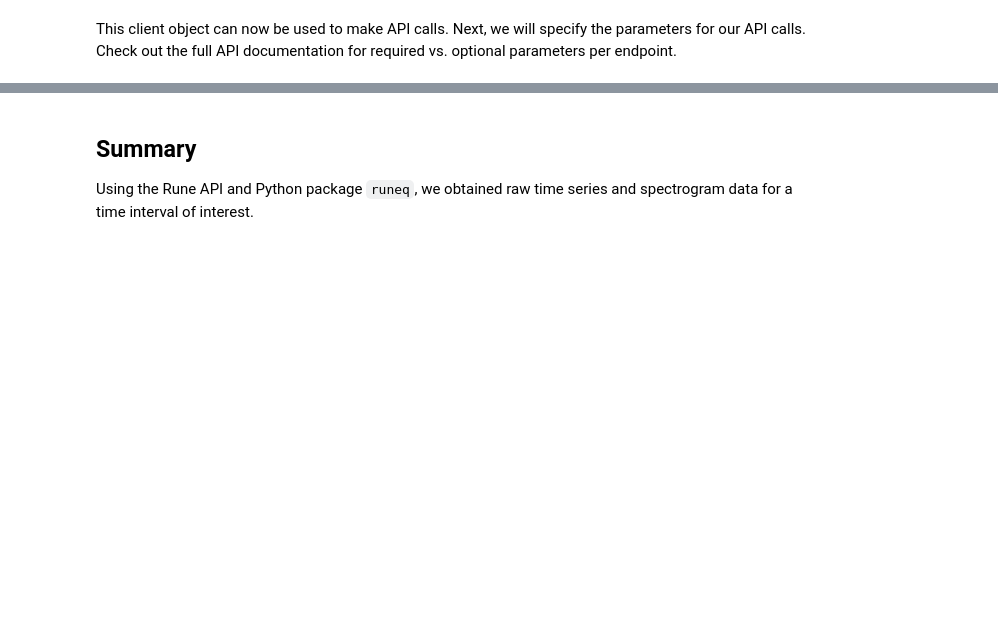
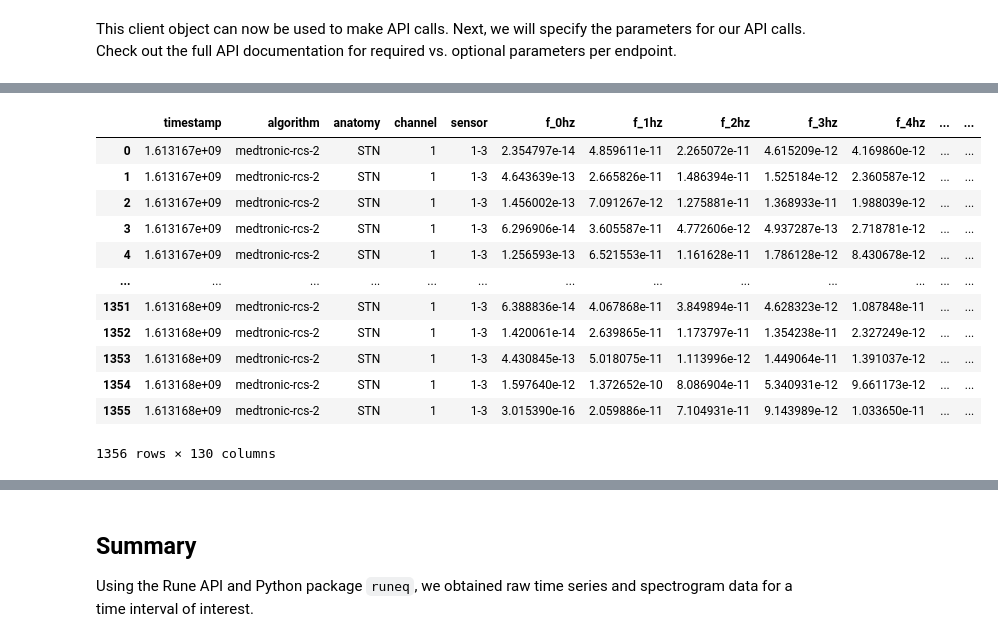
Before and after one commit to rune-labs/opensource, a Jupyter notebook: jupyter-notebook-templates/01_download_neural_data.ipynb, the cells around one changed output, grey strips where cells are left out. Saved outputs shown, nothing was run; the diff lists cells and outputs as text; code cells hidden in the pictures; blank space fills up the shorter version.

```diff
--- a/jupyter-notebook-templates/01_download_neural_data.ipynb
+++ b/jupyter-notebook-templates/01_download_neural_data.ipynb
@@ -180 +302,17 @@ time_series
+# %%
+spectro
+# %% [output]
+|  | timestamp | algorithm | anatomy | channel | sensor | f_0hz | f_1hz | f_2hz | f_3hz | f_4hz | ... | ... |
+| 0 | 1.613167e+09 | medtronic-rcs-2 | STN | 1 | 1-3 | 2.354797e-14 | 4.859611e-11 | 2.265072e-11 | 4.615209e-12 | 4.169860e-12 | ... | ... |
+| 1 | 1.613167e+09 | medtronic-rcs-2 | STN | 1 | 1-3 | 4.643639e-13 | 2.665826e-11 | 1.486394e-11 | 1.525184e-12 | 2.360587e-12 | ... | ... |
+| 2 | 1.613167e+09 | medtronic-rcs-2 | STN | 1 | 1-3 | 1.456002e-13 | 7.091267e-12 | 1.275881e-11 | 1.368933e-11 | 1.988039e-12 | ... | ... |
+| 3 | 1.613167e+09 | medtronic-rcs-2 | STN | 1 | 1-3 | 6.296906e-14 | 3.605587e-11 | 4.772606e-12 | 4.937287e-13 | 2.718781e-12 | ... | ... |
+| 4 | 1.613167e+09 | medtronic-rcs-2 | STN | 1 | 1-3 | 1.256593e-13 | 6.521553e-11 | 1.161628e-11 | 1.786128e-12 | 8.430678e-12 | ... | ... |
+| ... | ... | ... | ... | ... | ... | ... | ... | ... | ... | ... | ... | ... |
+| 1351 | 1.613168e+09 | medtronic-rcs-2 | STN | 1 | 1-3 | 6.388836e-14 | 4.067868e-11 | 3.849894e-11 | 4.628323e-12 | 1.087848e-11 | ... | ... |
+| 1352 | 1.613168e+09 | medtronic-rcs-2 | STN | 1 | 1-3 | 1.420061e-14 | 2.639865e-11 | 1.173797e-11 | 1.354238e-11 | 2.327249e-12 | ... | ... |
+| 1353 | 1.613168e+09 | medtronic-rcs-2 | STN | 1 | 1-3 | 4.430845e-13 | 5.018075e-11 | 1.113996e-12 | 1.449064e-11 | 1.391037e-12 | ... | ... |
+| 1354 | 1.613168e+09 | medtronic-rcs-2 | STN | 1 | 1-3 | 1.597640e-12 | 1.372652e-10 | 8.086904e-11 | 5.340931e-12 | 9.661173e-12 | ... | ... |
+| 1355 | 1.613168e+09 | medtronic-rcs-2 | STN | 1 | 1-3 | 3.015390e-16 | 2.059886e-11 | 7.104931e-11 | 9.143989e-12 | 1.033650e-11 | ... | ... |
+1356 rows × 130 columns
 # %% [markdown]
```
Also changed, not shown: parts of 30 cells of this notebook, 5 other files.
